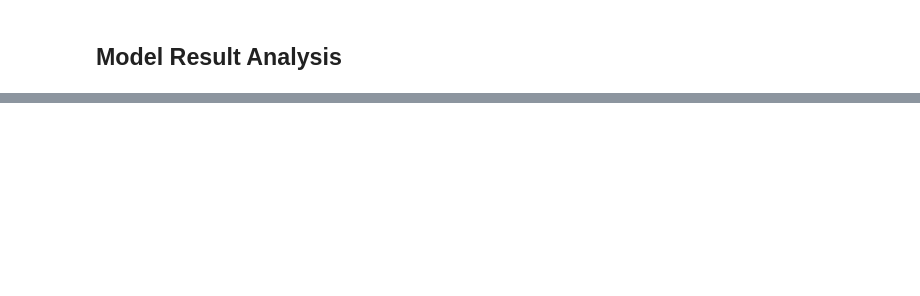
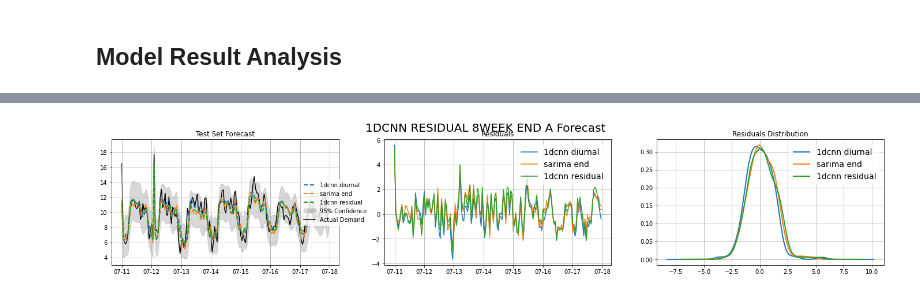
Before and after one commit to oscarwoodi/water-demand-forecasting-neural-networks, a Jupyter notebook: src/results.ipynb, the cells around one changed output, grey strips where cells are left out. Drawn from its saved outputs; the diff is of its cells as text; code cells hidden in the pictures; blank space fills up the shorter version.

```diff
--- a/src/results.ipynb
+++ b/src/results.ipynb
@@ -153,3 +202,0 @@ Name: ANN DWT FRAGMENTS I, dtype: float64
-# %%
-forecast_df.loc[-10:, 'a'] = 55
-forecast_df
@@ -334,0 +446,90 @@ a['model'].iloc[:, :1]
+# %%
+# comparing fragments, window, virtual
+# plotting extended foecast and multiple cross validations
+import matplotlib.dates as mdates
+
+# top 3 models in DMA A
+experiments = {}
+experiments['A'] = ['1DCNN DIURNAL 8WEEK END', 'SARIMA END TEMP', '1DCNN RESIDUAL 2WEEK END']
+# top 3 models in DMA B
+experiments['B'] = ['1DCNN DIURNAL 4WEEK END', 'SARIMA END TEMP', '1DCNN RESIDUAL 8WEEK END']
+# top 3 models in DMA G
+experiments['G'] = ['1DCNN DIURNAL 8WEEK END', 'SARIMA DIURNAL 2WEEK END', '1DCNN RESIDUAL 4WEEK END']
+# top 3 models in DMA I
+experiments['I'] = ['1DCNN DIURNAL 8WEEK END', 'SARIMA DIURNAL 8WEEK END', '1DCNN RESIDUAL 8WEEK END']
+
+# assign df for specific experiment
+forecast_dataset = forecast_datasets
+colours = ['#1f77b4', '#ff7f0e', '#2ca02c']
+index = [date.strftime('%m-%d') for date in pd.date_range('2022-07-11', '2022-07-18')]
+
+for dma in experiments.keys():
+    # initialise figure
+    fig = plt.figure(figsize=(24,4))
+    fig.suptitle(experiment+' '+dma+' Forecast', fontsize=20)
+    ax1 = fig.add_subplot(1, 3, 1)
+    ax2 = fig.add_subplot(1, 3, 2)
+    ax3 = fig.add_subplot(1, 3, 3)
+    for i, experiment in enumerate(experiments[dma]):
+
+        # assign df for specific experiment
+        experiment_df = forecast_dataset[experiment]
+
+        # assign df for specific dma
+        df_dma = experiment_df[dma].copy()
+        #df_dma = df_dma.reset_index(drop=True)
+
+        no_folds = max([int(col[-3]) for col in df_dma.columns])+1
+        no_test = max([int(col[-1]) for col in df_dma.columns])+1
+        pointer = 0
+
+        if ('DWT' in experiment.split()) or ('CEEMDAN' in experiment.split()):
+            width_df = int((df_dma.shape[1]-10) / (no_folds * no_test))
+        else:
+            width_df = int((df_dma.shape[1]) / (no_folds * no_test))
+
+        # plot mean results
+        forecast_df = df_dma.rename(columns={col: col[:-9] for col in df_dma.columns}).copy()
+        forecast_avg = forecast_datasets[experiment][dma].copy()
+        forecast_avg = forecast_avg.rename(columns={col: col[:-9] for col in forecast_avg.columns})
+        for col in forecast_avg.columns.unique():
+            forecast_df['mean_'+col] = forecast_avg[col].mean(axis=1)
+
+        forecast_df[pd.isnull(df_dma["model_fold_0_0"])][["mean_forecast"]].reset_index(drop=True).plot(title="Test Set Forecast", grid=True, ax=ax1, ls='--', lw=2, color=colours[i])
+        ax1.set_xticks(np.arange(0, 169, 24), labels = index)
+        ax1.set(xlabel=None)
+
+        # plot residuals
+        forecast_df[pd.isnull(df_dma["model_fold_0_0"])][["mean_error"]].reset_index(drop=True).plot(ax=ax2, title="Residuals", grid=True, legend=False)
+        ax2.set_xticks(np.arange(0, 169, 24), labels = index)
+        ax2.set(xlabel=None)
+
+        # Plot residuals distribution
+        forecast_df[pd.isnull(df_dma["model_fold_0_0"])][["mean_error"]].reset_index(drop=True).plot(ax=ax3, kind='kde',
+                                        title="Residuals Distribution", grid=True, linewidth=2, legend=False)
+        ax3.set(ylabel=None)
+
+    ax1.fill_between(x=forecast_df[pd.isnull(df_dma["model_fold_0_0"])].reset_index(drop=True).index,
+                    y1=forecast_df[pd.isnull(df_dma["model_fold_0_0"])]['mean_pred_int_low'],
+                    y2=forecast_df[pd.isnull(df_dma["model_fold_0_0"])]['mean_pred_int_up'],
+                    color='grey', alpha=0.3, zorder=0)
+    forecast_df[pd.isnull(df_dma["model_fold_0_0"])][["mean_gt"]].reset_index(drop=True).plot(color=["black"],
+                                                                            title="Test Set Forecast", grid=True, ax=ax1, legend=False, zorder=1)
+    # legends
+    ax_labels = [' '.join(model.split()[:2]).lower() for model in experiments[dma]]
+    #ax_labels[1] = 'sarimax diurnal'
+    ax1_labels = ax_labels + ['95% Confidence', 'Actual Demand']
+    leg = ax1.legend(ax1_labels, loc='right', bbox_to_anchor=(1.15, 0.5),
+    fancybox=False, shadow=False, ncol=1, edgecolor='w', borderpad=0.5)
+    leg.get_frame().set_linewidth(0.5)
+
+    ax2_labels = ax_labels
+    leg = ax2.legend(ax1_labels, loc='right', bbox_to_anchor=(1, 0.8),
+    fancybox=False, shadow=False, ncol=1, edgecolor='w', borderpad=0.5, fontsize=14)
+    leg.get_frame().set_linewidth(0.5)
+
+    leg = ax3.legend(ax1_labels, loc='right', bbox_to_anchor=(1, 0.8),
+    fancybox=False, shadow=False, ncol=1, edgecolor='w', borderpad=0.5, fontsize=14)
+    leg.get_frame().set_linewidth(0.5)
+# %% [output]
+[figure, added]
```
Also changed, not shown: parts of 12 cells of this notebook, 12 other files.
